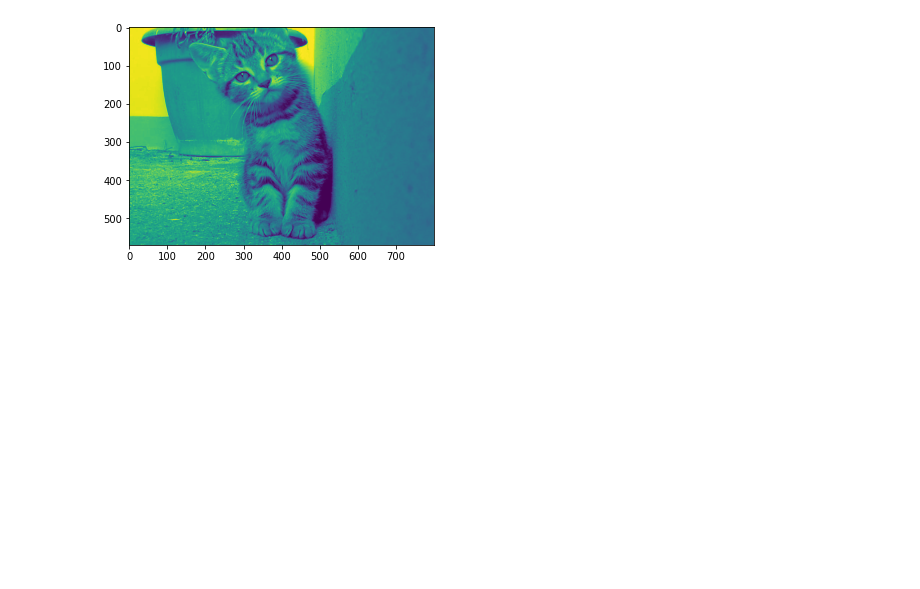
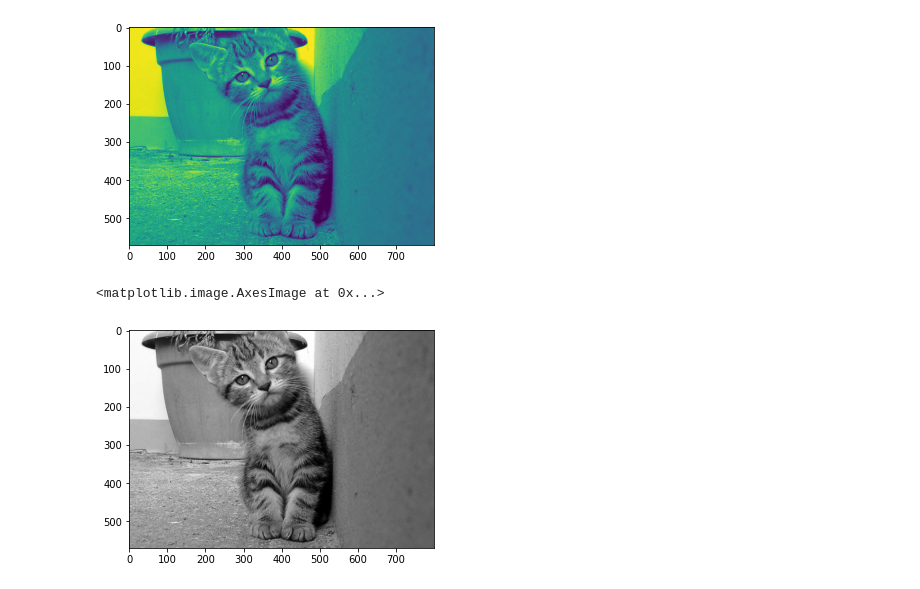
Before and after one commit to wahyupratama18/PCVK_Genap_2022, a Jupyter notebook: Week 2.ipynb, the cells around one changed output. Drawn from its saved outputs; the diff is of its cells as text; code cells hidden in the pictures; blank space fills up the shorter version.

```diff
--- a/Week 2.ipynb
+++ b/Week 2.ipynb
@@ -32,3 +32,8 @@ plt.imshow(gray)
 # %% [output]
 <matplotlib.image.AxesImage at 0x...>
 [figure]
+# %%
+plt.imshow(gray, cmap='gray')
+# %% [output]
+<matplotlib.image.AxesImage at 0x...>
+[figure, added]
```
Also changed, not shown: parts of 9 cells of this notebook.
